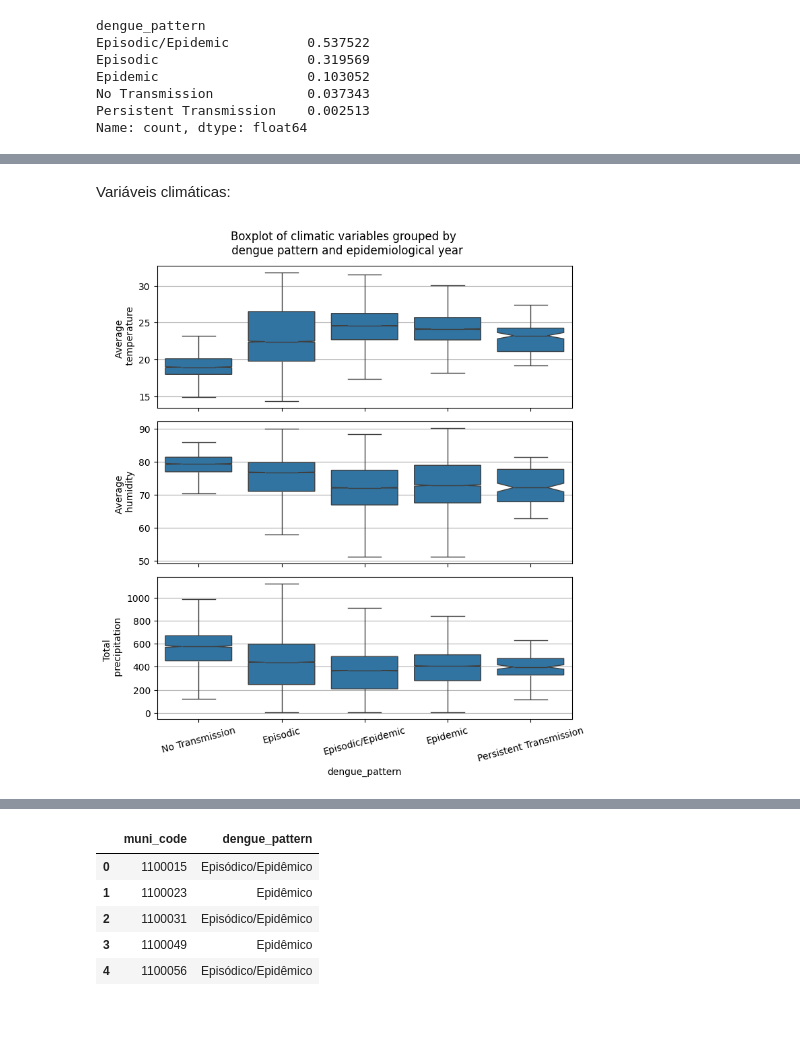
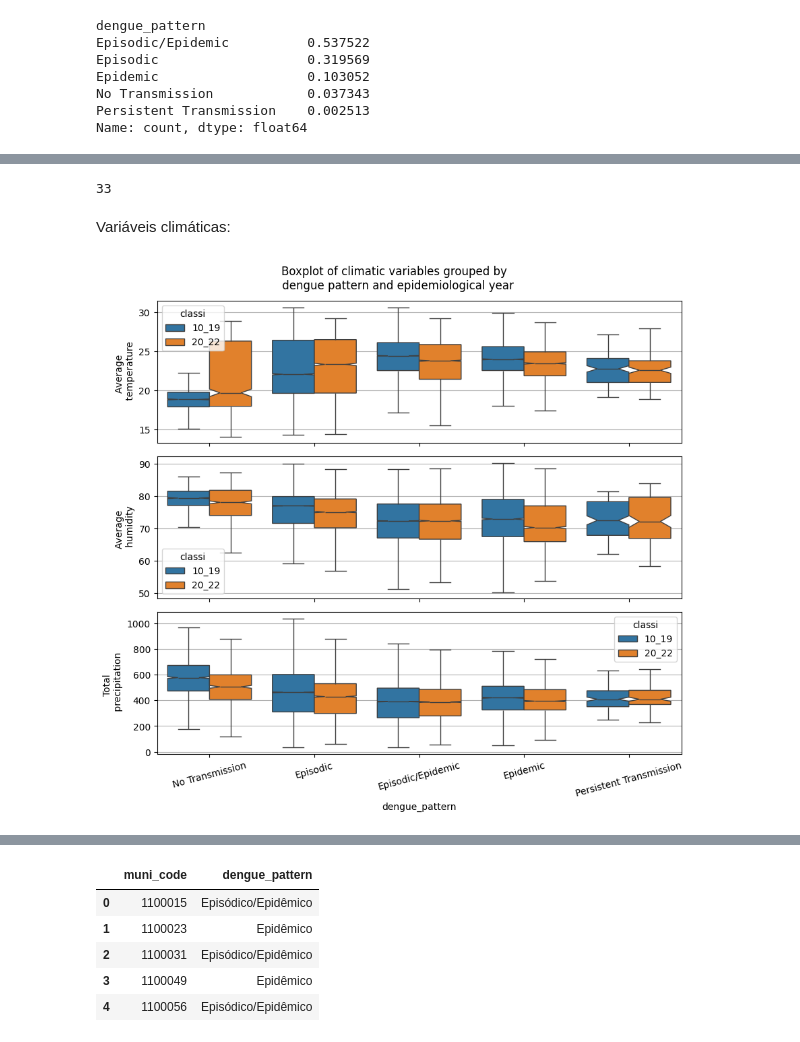
Before and after one commit to iasmimalmeida/Epidynamics, a Jupyter notebook: Phyton/make_boxplot.ipynb, the cells around one changed output, grey strips where cells are left out. Cells and saved outputs as stored; diff of their text form; code cells hidden in the pictures.

```diff
--- a/Phyton/make_boxplot.ipynb
+++ b/Phyton/make_boxplot.ipynb
@@ -7,11 +7,14 @@ import seaborn as sns
 import matplotlib.pyplot as plt
 # %%
 update_prof = {'Episódico/Epidêmico':'Episodic/Epidemic', 'Epidêmico':'Epidemic', 'Episódico':'Episodic',
-       'Transmissão Persistente':'Persistent Transmission', 'Sem transmissão': 'No Transmission'}
+       'Transmissão Persistente':'Persistent Transmission', 'Sem transmissão': 'No Transmission',
+              'Sem transmissao': 'No Transmission'}
 # %%
-df = pd.read_csv('../Determinantes/clima/clima_agg_10_19.csv', index_col = 'Unnamed: 0')
+df_10_19 = pd.read_csv('../Determinantes/clima/clima_agg_10_19.csv', index_col = 'Unnamed: 0')
 
-df.loc[:, 'dengue_pattern'] = df.dengue_pattern.replace(update_prof)
+df_10_19.loc[:, 'dengue_pattern'] = df_10_19.dengue_pattern.replace(update_prof)
 
-df.head()
+df_10_19['classi'] = '10_19'
+
+df_10_19.head()
 # %% [output]
@@ -38,3 +41,11 @@ Epidemic                   0.103052
 No Transmission            0.037343
 Persistent Transmission    0.002513
 Name: count, dtype: float64
+# %%
+df_20_22 = pd.read_csv('../Determinantes/clima/clima_agg_20_22.csv', index_col = 'Unnamed: 0')
+
+df_20_22.loc[:, 'dengue_pattern'] = df_20_22.dengue_pattern.replace(update_prof)
+
+df_20_22['classi'] = '20_22'
+
+df_20_22.dengue_pattern.value_counts()/df_20_22.shape[0]
@@ -40,0 +60,4 @@ Name: count, dtype: float64
+# %%
+df = pd.concat([df_10_19, df_20_22])
+
+df.head()
@@ -41,38 +71,42 @@ Name: count, dtype: float64
+# %%
+df.loc[df.thr_prec > 0].thr_prec.max()
+# %% [output]
+33
 # %%
 prof_order = ['No Transmission', 'Episodic', 'Episodic/Epidemic', 'Epidemic',
        'Persistent Transmission']
 # %% [markdown]
 Variáveis climáticas:
 # %%
-fig, ax = plt.subplots(3,1, figsize = (7.5, 8),  sharex = True)
+fig, ax = plt.subplots(3,1, figsize = (9, 8),  sharex = True)
 
-sns.boxplot(x='dengue_pattern', y='temp_med', data=df, showfliers = False, order = prof_order, ax=ax[0],
+sns.boxplot(x='dengue_pattern', y='temp_med', data=df, showfliers = False, order = prof_order, hue = 'classi', ax=ax[0],
            notch = True)
 
 ax[0].set_ylabel('Average \n temperature')
 
 ax[0].grid(True, axis='y')
 
-sns.boxplot(x='dengue_pattern', y='umid_med', data=df, showfliers = False,order = prof_order, ax=ax[1],notch = True)
+sns.boxplot(x='dengue_pattern', y='umid_med', data=df, showfliers = False,order = prof_order,  hue = 'classi',ax=ax[1],notch = True)
 
 ax[1].set_ylabel('Average \n humidity')
 
 ax[1].grid(True, axis='y')
 
 
-sns.boxplot(x='dengue_pattern', y='precip_tot', data=df, showfliers = False,order = prof_order, ax=ax[2],notch = True)
+sns.boxplot(x='dengue_pattern', y='precip_tot', data=df, showfliers = False,order = prof_order, hue = 'classi', ax=ax[2],notch = True)
 
 ax[2].set_ylabel('Total \n precipitation')
 
 ax[2].grid(True, axis='y')
 
 
 plt.suptitle('Boxplot of climatic variables grouped by \n dengue pattern and epidemiological year')
 
 plt.tight_layout()
 plt.xticks(rotation=15)  # Rotate x labels if needed
 
 plt.savefig('../figures/boxplot_clima.png',  dpi = 300, bbox_inches = 'tight')
 plt.show()
 # %% [output]
-[figure, old version]
+[figure, new version]
```
Also changed, not shown: parts of 9 cells of this notebook, 5 other files.
